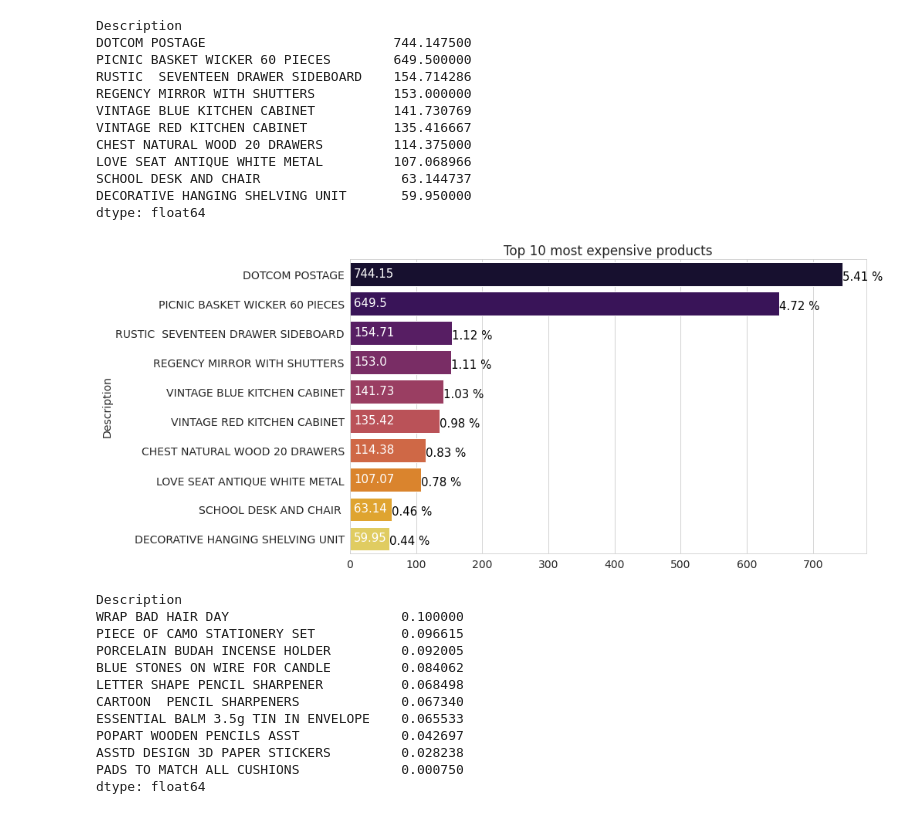
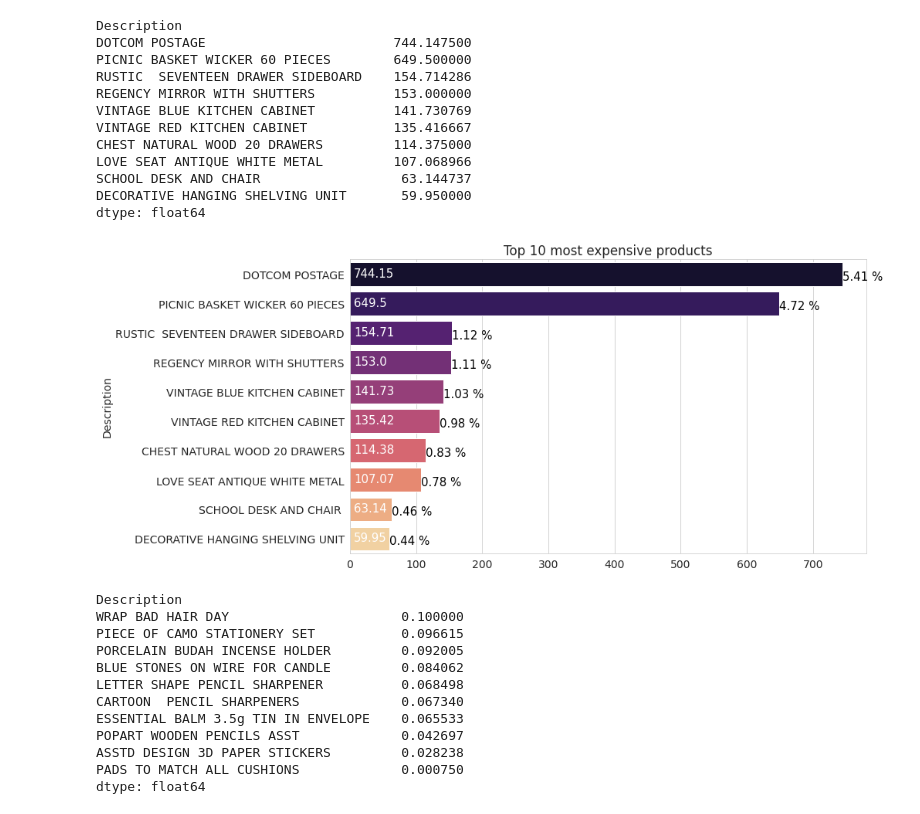
Before and after one commit to Gaurav2912/Customer-Segmentation-, a Jupyter notebook: Customer_Segmentation_Capstone_Project.ipynb, the cells around one changed output. Drawn from its saved outputs; the diff is of its cells as text; code cells hidden in the pictures.

```diff
--- a/Customer_Segmentation_Capstone_Project.ipynb
+++ b/Customer_Segmentation_Capstone_Project.ipynb
@@ -636,9 +677,9 @@ DECORATIVE HANGING SHELVING UNIT       59.950000
 dtype: float64
 # %%
 # Bar plot
-top_nbar(avg_prod_price, "Top 10 most expensive products", 'inferno')
+horizontal_nbar(avg_prod_price, "Top 10 most expensive products", 'magma')
 # %% [output]
-[figure, old version]
+[figure, new version]
 # %%
 # bottom 10 cheap products
 avg_prod_price.tail(10)
```
Also changed, not shown: parts of 30 cells of this notebook.
